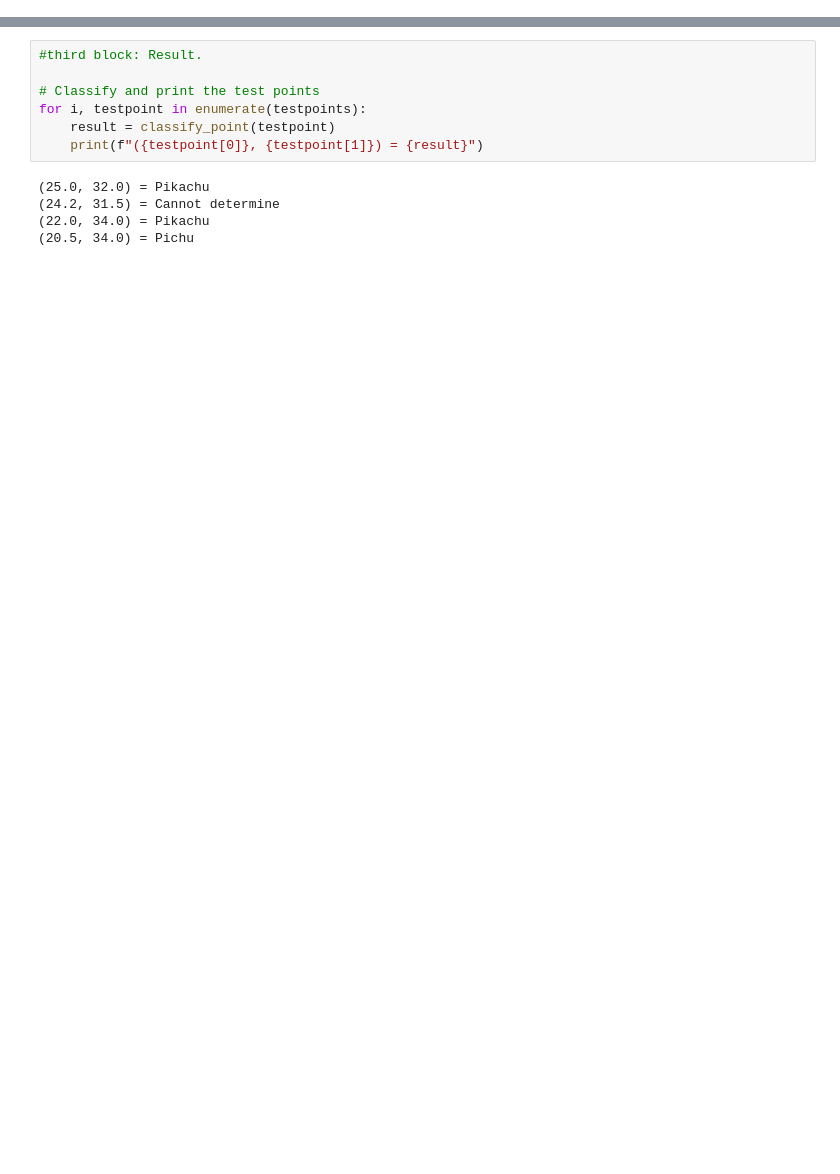
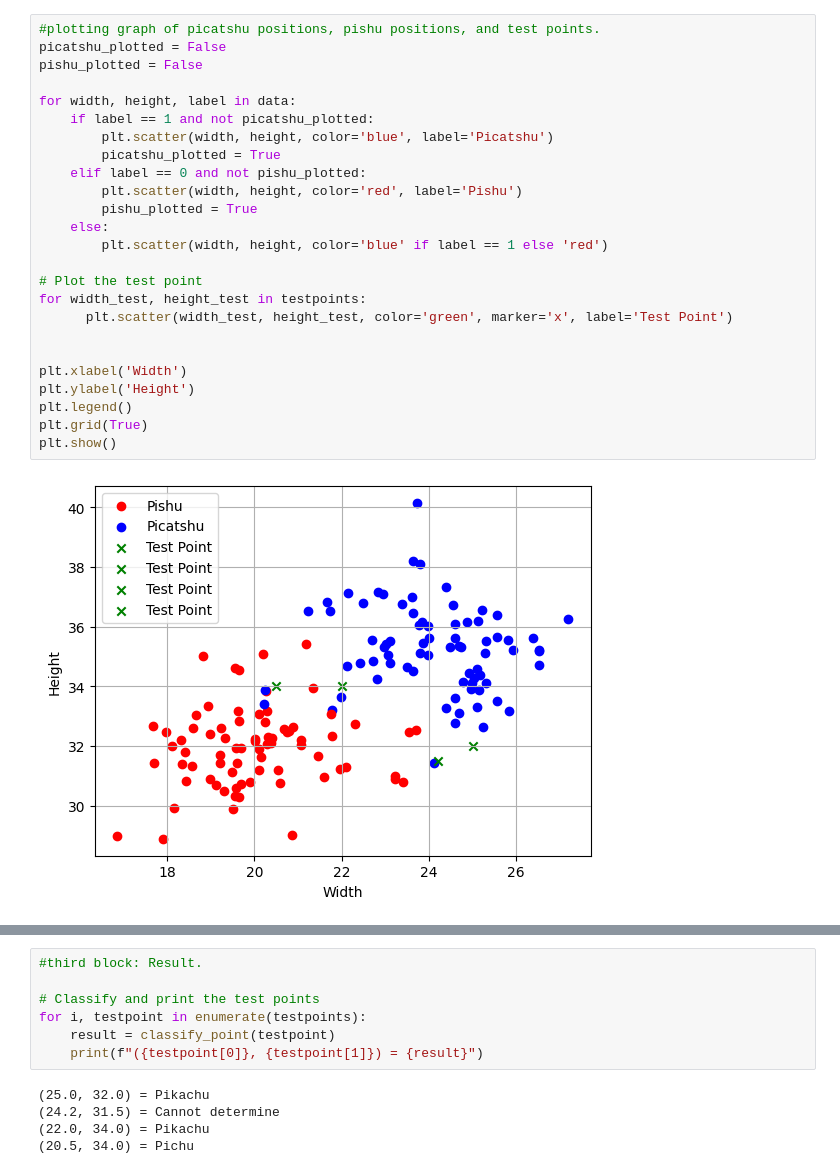
Before and after one commit to Oasisktesh/Python-Emil-Ktesh, a Jupyter notebook: Code-Along/lab/Labb_05_with_testpoint_file.ipynb, the cells around one changed output, grey strips where cells are left out. Drawn from its saved outputs; the diff is of its cells as text; blank space fills up the shorter version.

```diff
--- a/Code-Along/lab/Labb_05_with_testpoint_file.ipynb
+++ b/Code-Along/lab/Labb_05_with_testpoint_file.ipynb
@@ -27,4 +27,31 @@ with open('testpoints (6).txt', 'r') as file:
             testpoints.append((width_test, height_test))
         except ValueError:
             print("")
+# %%
+#plotting graph of picatshu positions, pishu positions, and test points.
+picatshu_plotted = False
+pishu_plotted = False
+
+for width, height, label in data:
+    if label == 1 and not picatshu_plotted:
+        plt.scatter(width, height, color='blue', label='Picatshu')
+        picatshu_plotted = True
+    elif label == 0 and not pishu_plotted:
+        plt.scatter(width, height, color='red', label='Pishu')
+        pishu_plotted = True
+    else:
+        plt.scatter(width, height, color='blue' if label == 1 else 'red')
+
+# Plot the test point
+for width_test, height_test in testpoints:
+      plt.scatter(width_test, height_test, color='green', marker='x', label='Test Point')
+
+
+plt.xlabel('Width')
+plt.ylabel('Height')
+plt.legend()
+plt.grid(True)
+plt.show()
+# %% [output]
+[figure, added]
 # %%
```
Also changed, not shown: parts of 2 cells of this notebook, 2 other files.
